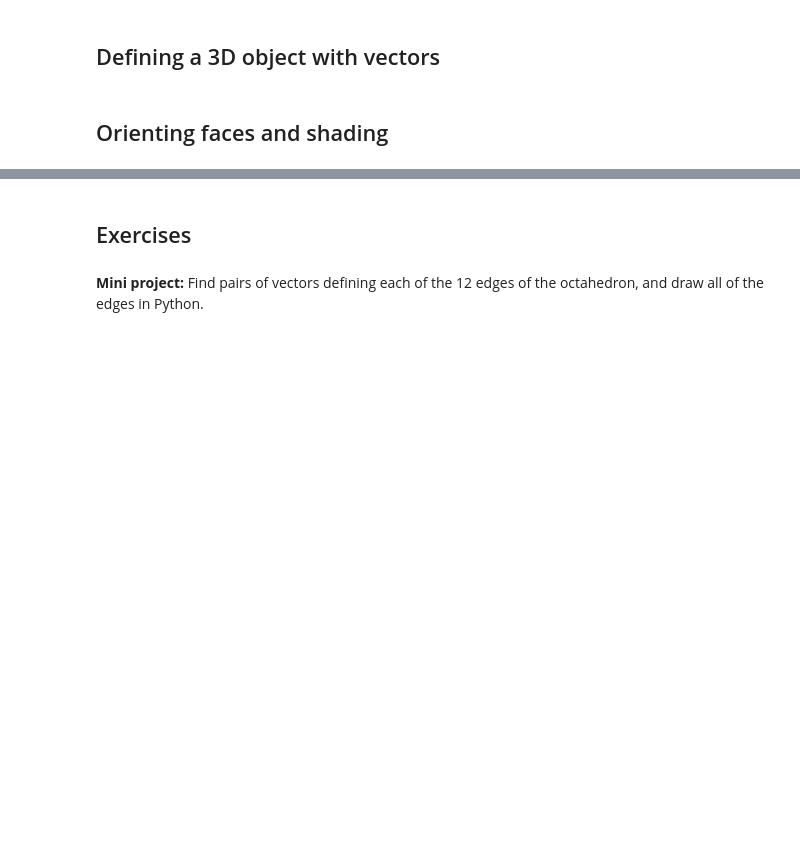
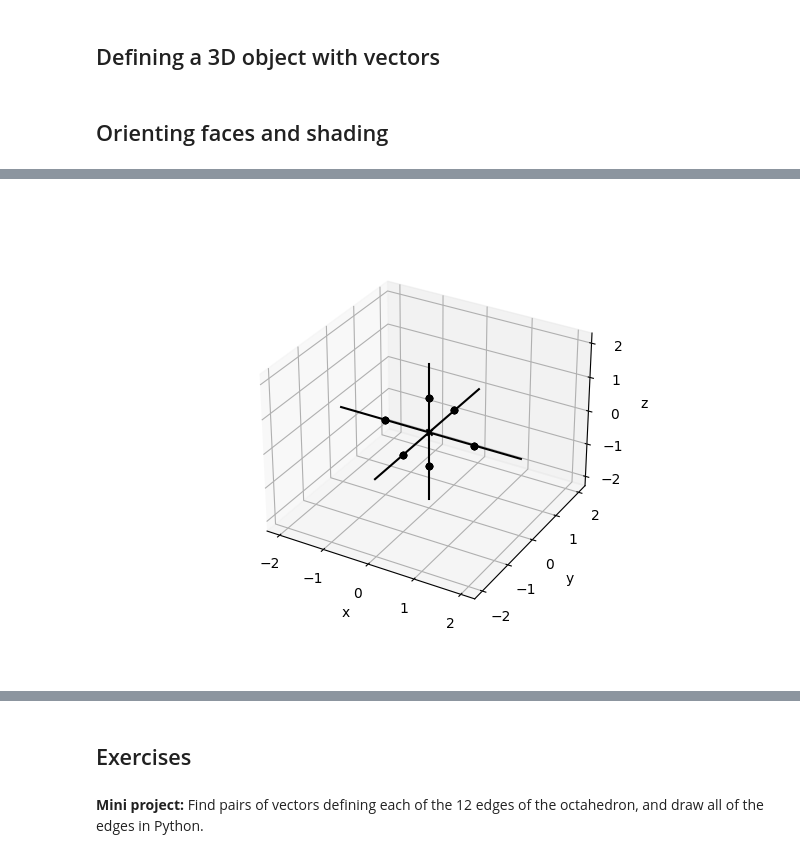
Before and after one commit to temaput/Math-for-Programmers, a Jupyter notebook: Chapter 03/ch03_walkthrough.ipynb, the cells around one changed output, grey strips where cells are left out. Cells and saved outputs as stored; diff of their text form; code cells hidden in the pictures; blank space fills up the shorter version.

```diff
--- a/Chapter 03/ch03_walkthrough.ipynb
+++ b/Chapter 03/ch03_walkthrough.ipynb
@@ -398,3 +399,7 @@ render(octahedron, color_map=matplotlib.cm.get_cmap('Blues'), lines=black)
+# %%
+draw3d(Points3D(*(v for face in octahedron for v in face)))
+# %% [output]
+[figure, added]
 # %%
 def split(face):
     midpoints = [unit(add(face[i], face[(i+1)%len(face)])) for i in range(0,len(face))]
```
Also changed, not shown: parts of 15 cells of this notebook, 9 other files.
